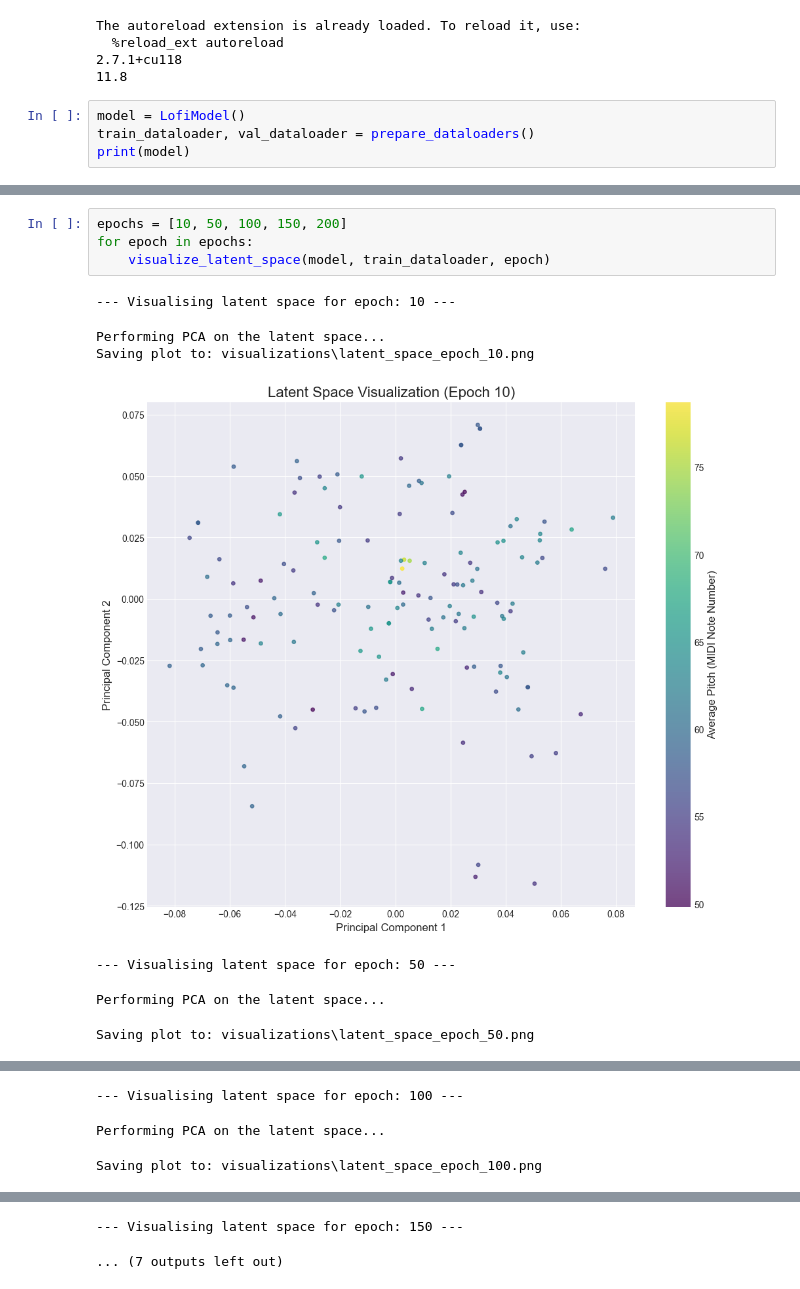
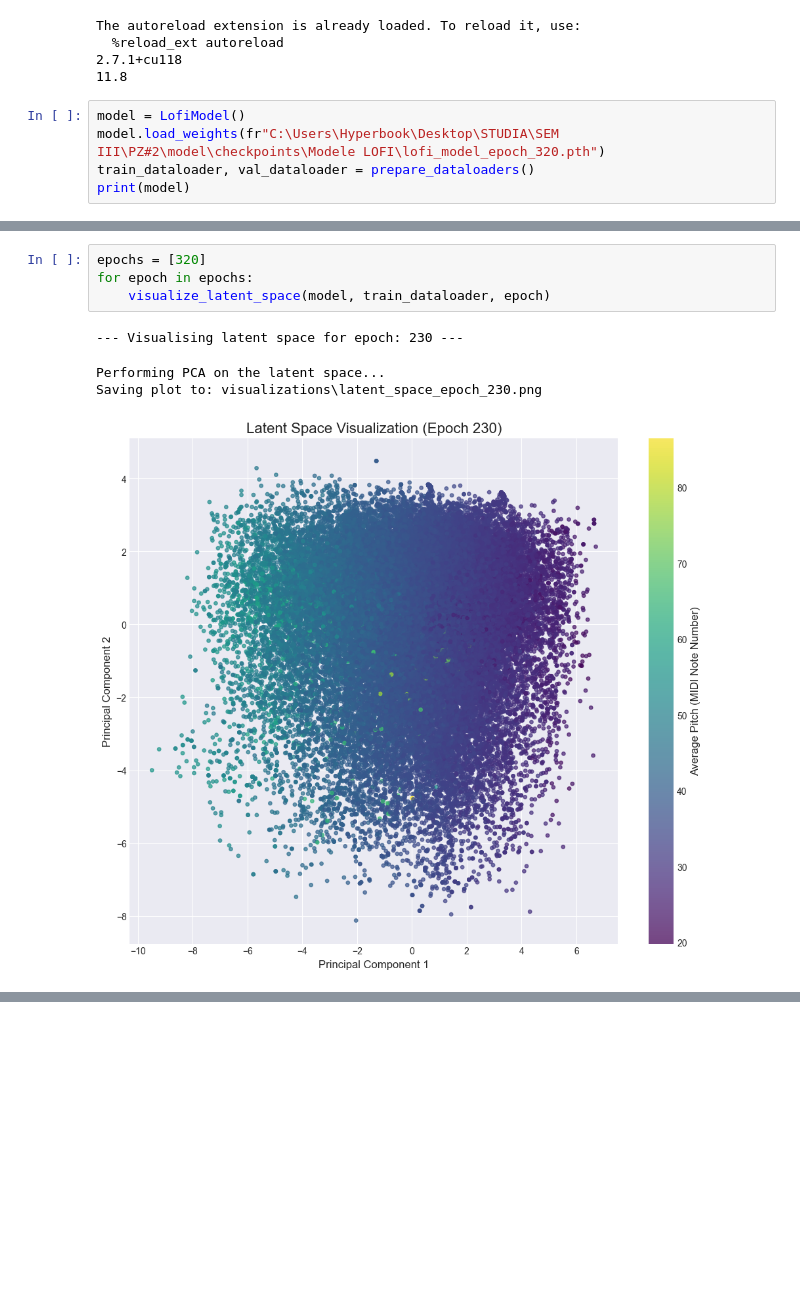
Before and after one commit to ziemmi13/Lofi-MIDI-VAE-generator, a Jupyter notebook: model/Visualize latent space.ipynb, the cells around one changed output, grey strips where cells are left out. Cells and saved outputs as stored; diff of their text form; blank space fills up the shorter version.

Commit message:
Refined dataset preparing and Anita trained the model

```diff
--- a/model/Visualize latent space.ipynb
+++ b/model/Visualize latent space.ipynb
@@ -18,6 +18,7 @@ The autoreload extension is already loaded. To reload it, use:
 11.8
 # %%
 model = LofiModel()
+model.load_weights(fr"C:\Users\Hyperbook\Desktop\STUDIA\SEM III\PZ#2\model\checkpoints\Modele LOFI\lofi_model_epoch_320.pth")
 train_dataloader, val_dataloader = prepare_dataloaders()
 print(model)
 # %% [output]
@@ -45,14 +46,11 @@ LofiModel(
   )
 )
 # %%
-epochs = [10, 50, 100, 150, 200]
+epochs = [320]
 for epoch in epochs:
     visualize_latent_space(model, train_dataloader, epoch)
 # %% [output]
---- Visualising latent space for epoch: 10 ---
+--- Visualising latent space for epoch: 230 ---
 Performing PCA on the latent space...
-Saving plot to: visualizations\latent_space_epoch_10.png
+Saving plot to: visualizations\latent_space_epoch_230.png
-[figure, old version]
+[figure, new version]
---- Visualising latent space for epoch: 50 ---
-Performing PCA on the latent space...
-Saving plot to: visualizations\latent_space_epoch_50.png
@@ -60,3 +56,0 @@ Saving plot to: visualizations\latent_space_epoch_50.png
---- Visualising latent space for epoch: 100 ---
-Performing PCA on the latent space...
-Saving plot to: visualizations\latent_space_epoch_100.png
@@ -64,2 +56,0 @@ Saving plot to: visualizations\latent_space_epoch_100.png
---- Visualising latent space for epoch: 150 ---
-... (7 outputs left out)
```
Also changed, not shown: parts of 3 cells of this notebook, 9 other files.
